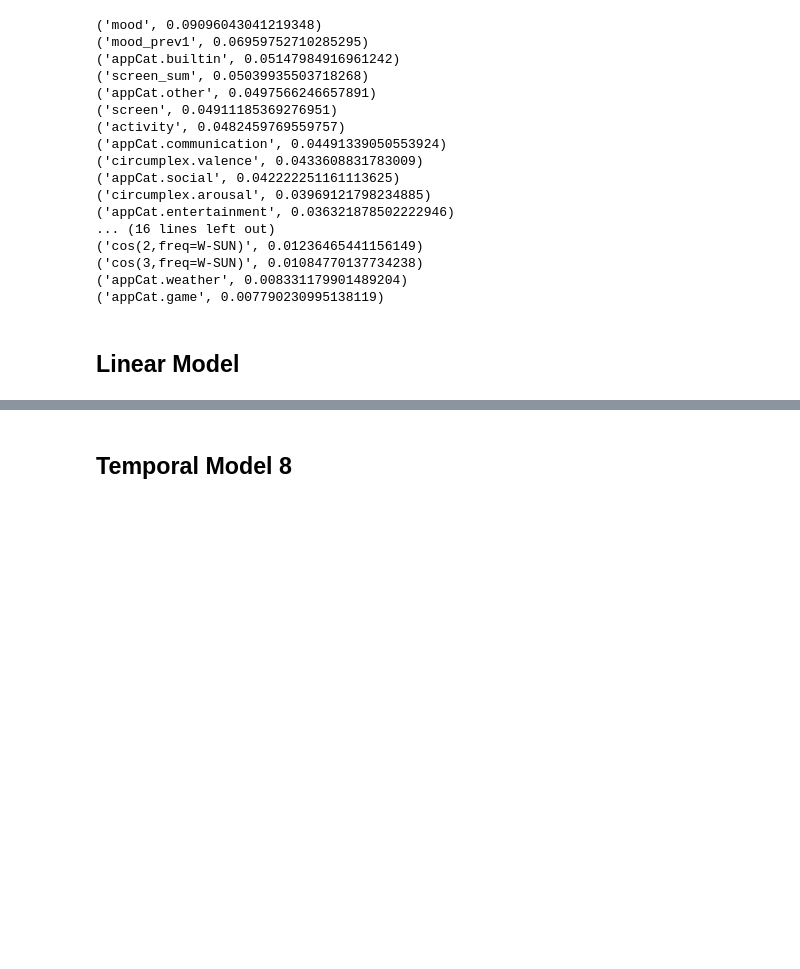
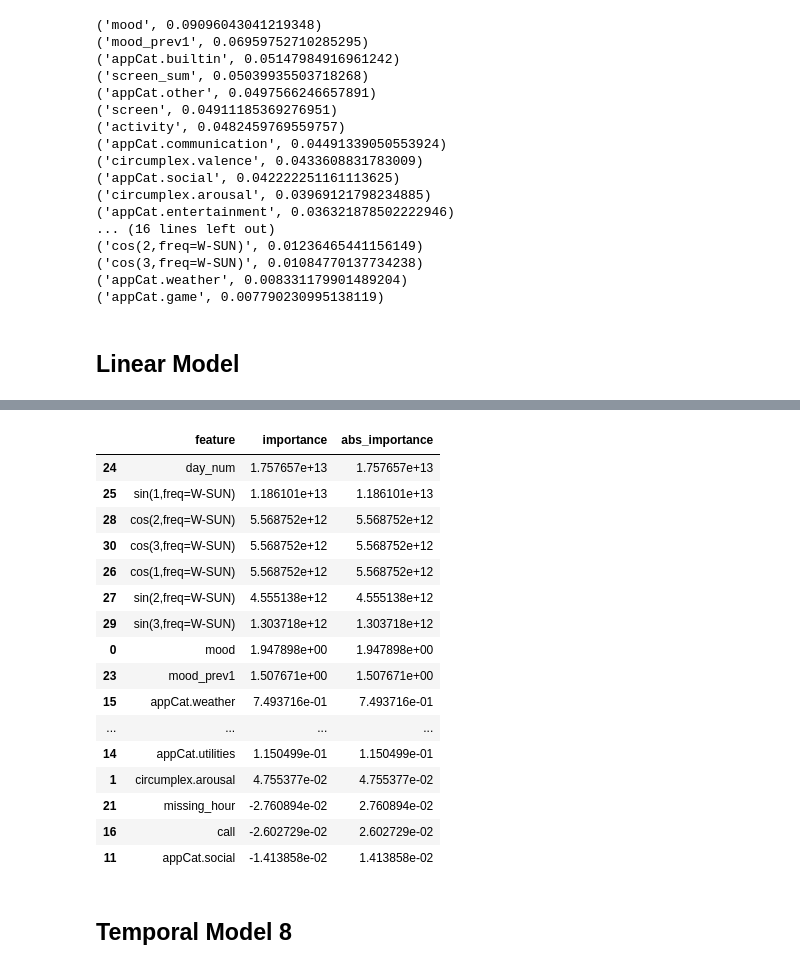
Before and after one commit to OlegBEZb/Data_Mining_assignment_1, a Jupyter notebook: Assignment_1.ipynb, the cells around one changed output, grey strips where cells are left out. Drawn from its saved outputs; the diff is of its cells as text; code cells hidden in the pictures; blank space fills up the shorter version.

```diff
--- a/Assignment_1.ipynb
+++ b/Assignment_1.ipynb
@@ -853,3 +813,28 @@ feature_importance.sort_values('importance', ascending=False)
+# %%
+feature_importance = {}
+feature_importance['feature'] = X_test[features].columns
+feature_importance['importance'] = model.coef_
+feature_importance['abs_importance'] = abs(model.coef_)
+feature_importance = pd.DataFrame(feature_importance)
+feature_importance.sort_values('abs_importance', ascending=False)
+# %% [output]
+|  | feature | importance | abs_importance |
+| 24 | day_num | 1.757657e+13 | 1.757657e+13 |
+| 25 | sin(1,freq=W-SUN) | 1.186101e+13 | 1.186101e+13 |
+| 28 | cos(2,freq=W-SUN) | 5.568752e+12 | 5.568752e+12 |
+| 30 | cos(3,freq=W-SUN) | 5.568752e+12 | 5.568752e+12 |
+| 26 | cos(1,freq=W-SUN) | 5.568752e+12 | 5.568752e+12 |
+| 27 | sin(2,freq=W-SUN) | 4.555138e+12 | 4.555138e+12 |
+| 29 | sin(3,freq=W-SUN) | 1.303718e+12 | 1.303718e+12 |
+| 0 | mood | 1.947898e+00 | 1.947898e+00 |
+| 23 | mood_prev1 | 1.507671e+00 | 1.507671e+00 |
+| 15 | appCat.weather | 7.493716e-01 | 7.493716e-01 |
+| ... | ... | ... | ... |
+| 14 | appCat.utilities | 1.150499e-01 | 1.150499e-01 |
+| 1 | circumplex.arousal | 4.755377e-02 | 4.755377e-02 |
+| 21 | missing_hour | -2.760894e-02 | 2.760894e-02 |
+| 16 | call | -2.602729e-02 | 2.602729e-02 |
+| 11 | appCat.social | -1.413858e-02 | 1.413858e-02 |
 # %% [markdown]
 ## Temporal Model 8
 # %% [markdown]
```
Also changed, not shown: parts of 21 cells of this notebook.
